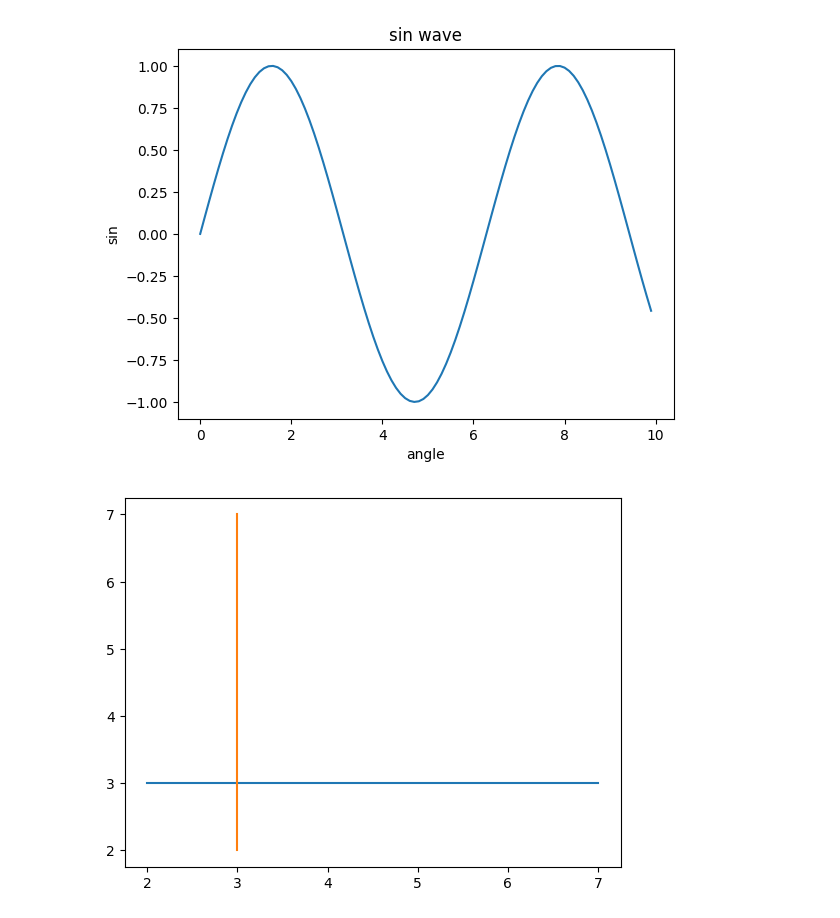
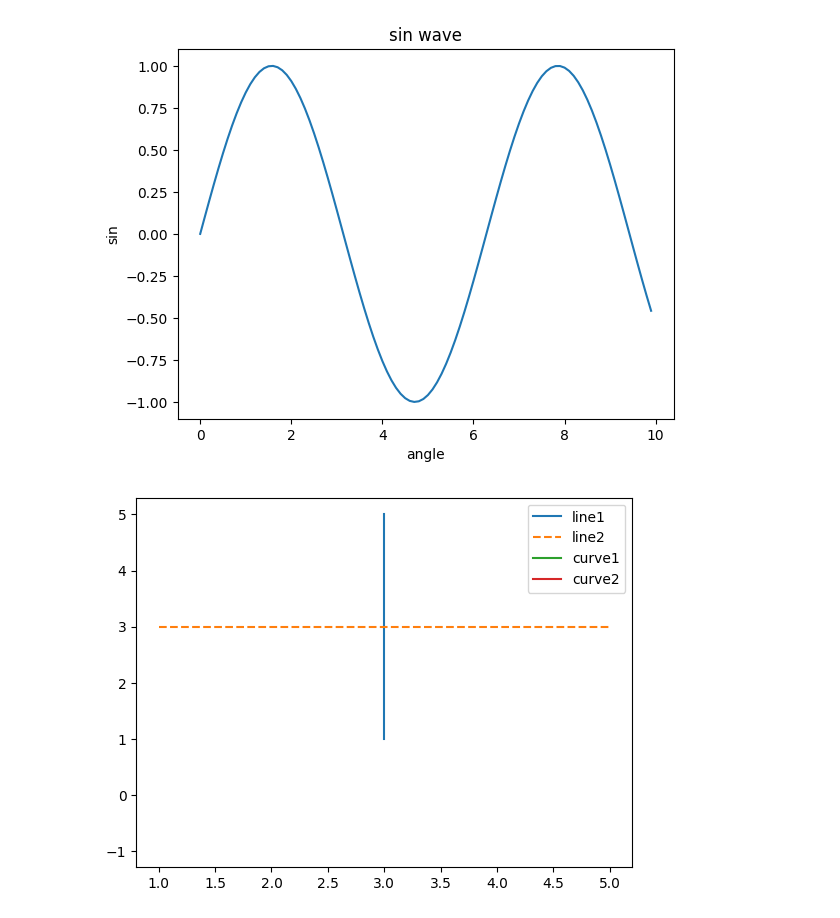
Before and after one commit to Kevingeorge619/DAUP, a Jupyter notebook: Matplotlib/main.ipynb, the cells around one changed output. Drawn from its saved outputs; the diff is of its cells as text; code cells hidden in the pictures.

```diff
--- a/Matplotlib/main.ipynb
+++ b/Matplotlib/main.ipynb
@@ -51,10 +51,14 @@ plt.show()
 # %% [output]
 [figure]
 # %%
-y = [3,3,3,3,3,3]
-x = [2,3,4,5,6,7]
-plt.plot(x,y)
-plt.plot(y,x)
+# plot multiple lines
+y = [1,2,3,4,5]
+x = [3,3,3,3,3]
+plt.plot(x,y, label = "line1", linestyle = "-")
+plt.plot(y,x, label = "line2", linestyle = "--")
+plt.plot(x, np.sin(x), label = "curve1")
+plt.plot(x, np.cos(x), label = "curve2")
+plt.legend()
 plt.show()
 # %% [output]
-[figure, old version]
+[figure, new version]
```
Also changed, not shown: parts of 2 cells of this notebook.
